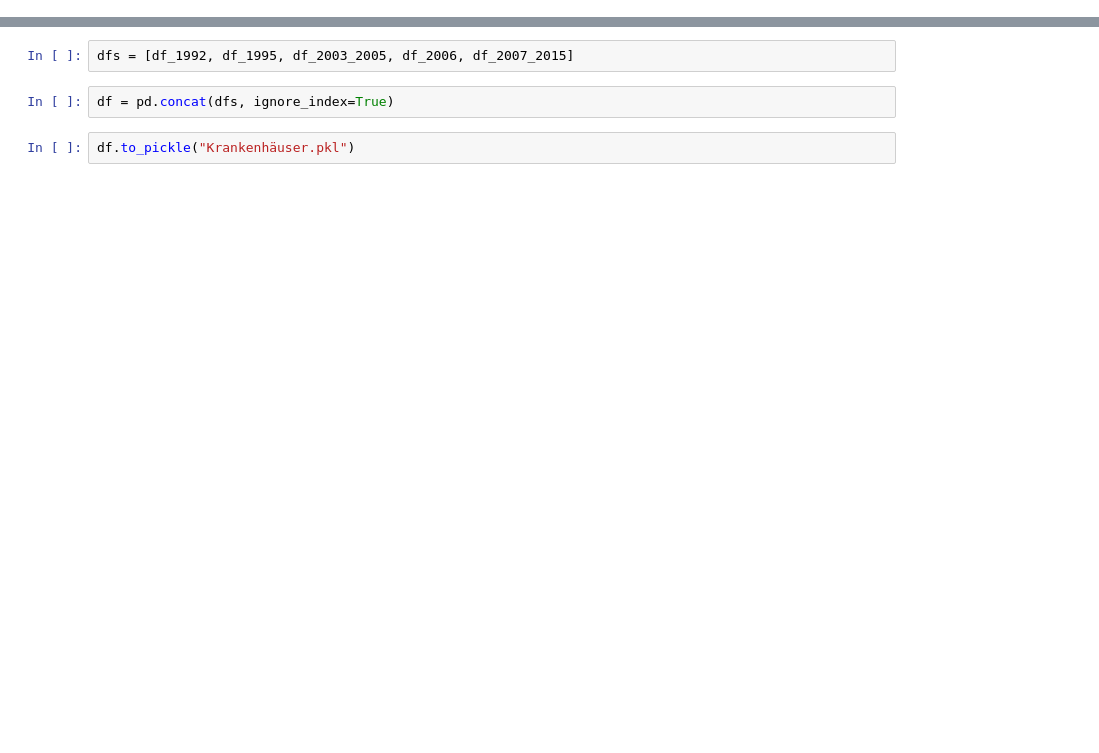
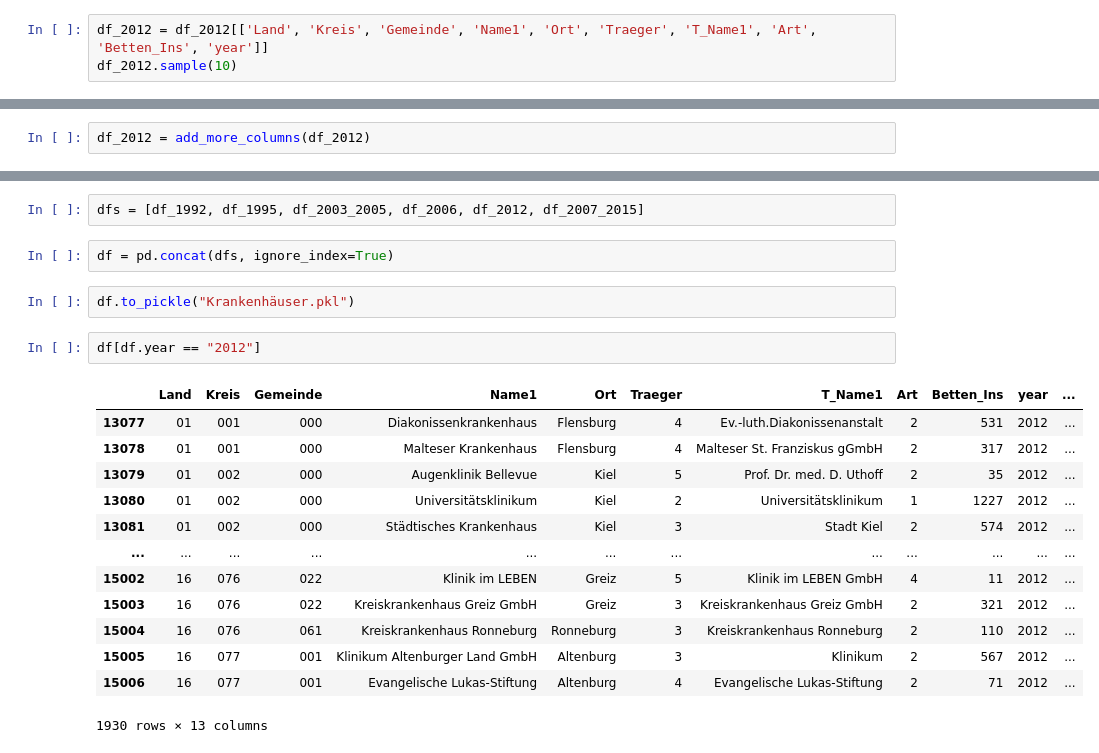
Before and after one commit to christinegotth/ddj-krankenhaus, a Jupyter notebook: get_all_data.ipynb, the cells around one changed output, grey strips where cells are left out. Saved outputs shown, nothing was run; the diff lists cells and outputs as text; blank space fills up the shorter version.

```diff
--- a/get_all_data.ipynb
+++ b/get_all_data.ipynb
@@ -147,0 +167,3 @@ df_2006 = df_2006[['Land', 'Kreis', 'Gemeinde', 'Name1', 'Ort', 'Traeger', 'T_Na
+# %%
+df_2012 = df_2012[['Land', 'Kreis', 'Gemeinde', 'Name1', 'Ort', 'Traeger', 'T_Name1', 'Art', 'Betten_Ins', 'year']]
+df_2012.sample(10)
@@ -241,0 +302,2 @@ df_2006.sample()
+# %%
+df_2012 = add_more_columns(df_2012)
@@ -251,8 +331,24 @@ df_2007_2015.sample()
 # %% [markdown]
 ## Bring them all together
 # %%
-dfs = [df_1992, df_1995, df_2003_2005, df_2006, df_2007_2015]
+dfs = [df_1992, df_1995, df_2003_2005, df_2006, df_2012, df_2007_2015]
 # %%
 df = pd.concat(dfs, ignore_index=True)
 # %%
 df.to_pickle("Krankenhäuser.pkl")
+# %%
+df[df.year == "2012"]
+# %% [output]
+|  | Land | Kreis | Gemeinde | Name1 | Ort | Traeger | T_Name1 | Art | Betten_Ins | year | ... |
+| 13077 | 01 | 001 | 000 | Diakonissenkrankenhaus | Flensburg | 4 | Ev.-luth.Diakonissenanstalt | 2 | 531 | 2012 | ... |
+| 13078 | 01 | 001 | 000 | Malteser Krankenhaus | Flensburg | 4 | Malteser St. Franziskus gGmbH | 2 | 317 | 2012 | ... |
+| 13079 | 01 | 002 | 000 | Augenklinik Bellevue | Kiel | 5 | Prof. Dr. med. D. Uthoff | 2 | 35 | 2012 | ... |
+| 13080 | 01 | 002 | 000 | Universitätsklinikum | Kiel | 2 | Universitätsklinikum | 1 | 1227 | 2012 | ... |
+| 13081 | 01 | 002 | 000 | Städtisches Krankenhaus | Kiel | 3 | Stadt Kiel | 2 | 574 | 2012 | ... |
+| ... | ... | ... | ... | ... | ... | ... | ... | ... | ... | ... | ... |
+| 15002 | 16 | 076 | 022 | Klinik im LEBEN | Greiz | 5 | Klinik im LEBEN GmbH | 4 | 11 | 2012 | ... |
+| 15003 | 16 | 076 | 022 | Kreiskrankenhaus Greiz GmbH | Greiz | 3 | Kreiskrankenhaus Greiz GmbH | 2 | 321 | 2012 | ... |
+| 15004 | 16 | 076 | 061 | Kreiskrankenhaus Ronneburg | Ronneburg | 3 | Kreiskrankenhaus Ronneburg | 2 | 110 | 2012 | ... |
+| 15005 | 16 | 077 | 001 | Klinikum Altenburger Land GmbH | Altenburg | 3 | Klinikum | 2 | 567 | 2012 | ... |
+| 15006 | 16 | 077 | 001 | Evangelische Lukas-Stiftung | Altenburg | 4 | Evangelische Lukas-Stiftung | 2 | 71 | 2012 | ... |
+1930 rows × 13 columns
```
Also changed, not shown: parts of 16 cells of this notebook.
